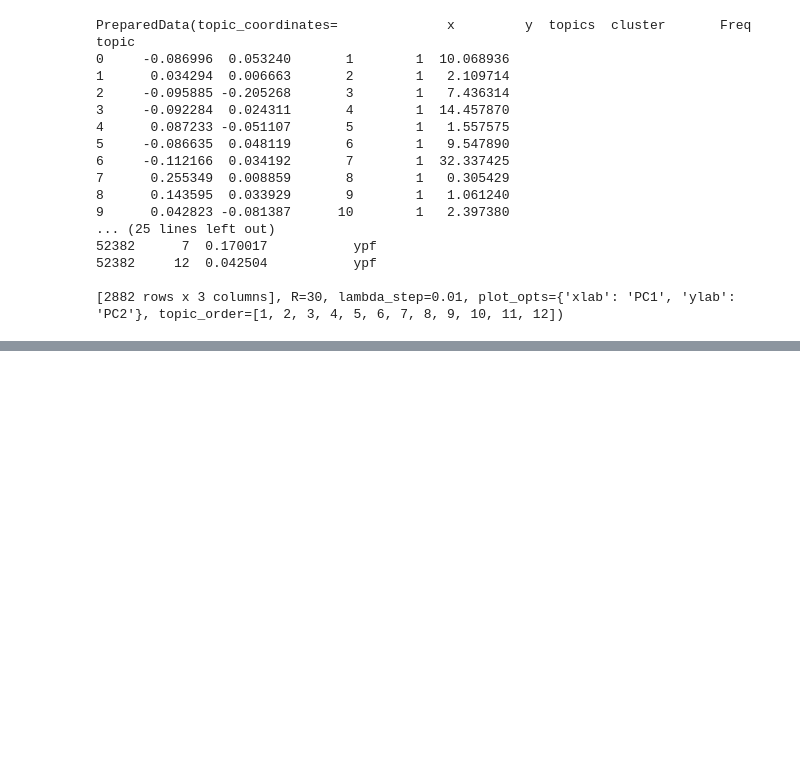
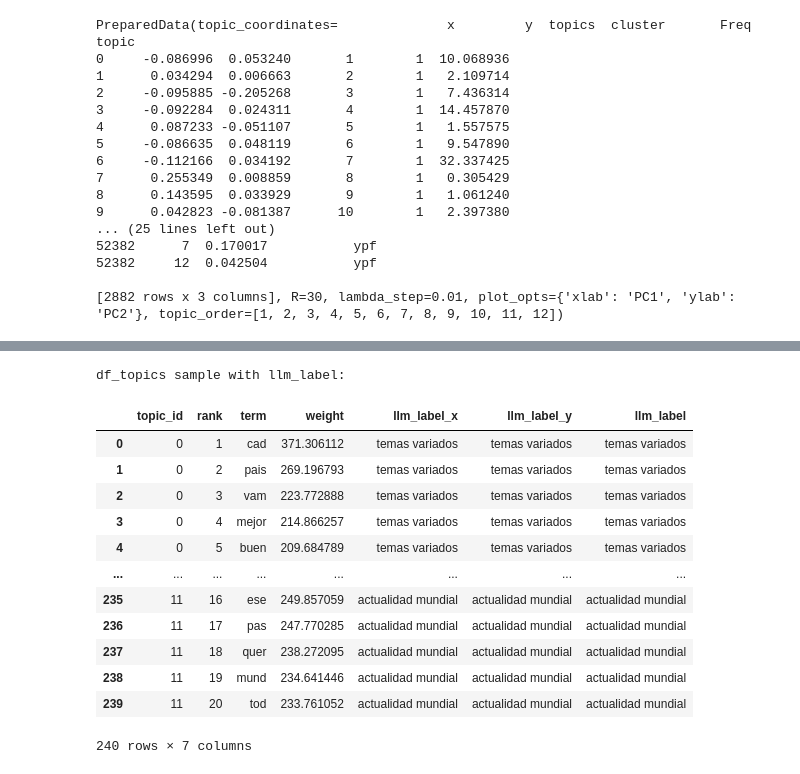
Before and after one commit to CharlyEstudio/data-science-portfolio, a Jupyter notebook: nlp_avanzado/m02_data_mining_mf_vs_topic_modeling/notebooks/reto.ipynb, the cells around one changed output, grey strips where cells are left out. Cells and saved outputs as stored; diff of their text form; code cells hidden in the pictures; blank space fills up the shorter version.

```diff
--- a/nlp_avanzado/m02_data_mining_mf_vs_topic_modeling/notebooks/reto.ipynb
+++ b/nlp_avanzado/m02_data_mining_mf_vs_topic_modeling/notebooks/reto.ipynb
@@ -294,0 +309,15 @@ topic
+# %%
+# -----------------------
+# 9) Classifying OpenAssistant topics with ChatGPT and LDA
+# -----------------------
+from openai import OpenAI
+import os
+from dotenv import load_dotenv
+
+load_dotenv()
+
+openai_key = os.getenv("OPENAI_API_KEY")
+
+client = OpenAI(
+    api_key=openai_key
+)
@@ -295,2 +361,26 @@ topic
+# %%
+df_llm_labels = pd.DataFrame(llm_labels)
+df_topics = pd.merge(df_topics, df_llm_labels, on="topic_id", how="left")
+
+topic_label_map = df_llm_labels.set_index("topic_id")["llm_label"]
+df_docs["top_topic_label"] = df_docs["top_topic"].map(topic_label_map)
+
+print("df_topics sample with llm_label:")
+display(df_topics)
+# %% [output]
+df_topics sample with llm_label:
+|  | topic_id | rank | term | weight | llm_label_x | llm_label_y | llm_label |
+| 0 | 0 | 1 | cad | 371.306112 | temas variados | temas variados | temas variados |
+| 1 | 0 | 2 | pais | 269.196793 | temas variados | temas variados | temas variados |
+| 2 | 0 | 3 | vam | 223.772888 | temas variados | temas variados | temas variados |
+| 3 | 0 | 4 | mejor | 214.866257 | temas variados | temas variados | temas variados |
+| 4 | 0 | 5 | buen | 209.684789 | temas variados | temas variados | temas variados |
+| ... | ... | ... | ... | ... | ... | ... | ... |
+| 235 | 11 | 16 | ese | 249.857059 | actualidad mundial | actualidad mundial | actualidad mundial |
+| 236 | 11 | 17 | pas | 247.770285 | actualidad mundial | actualidad mundial | actualidad mundial |
+| 237 | 11 | 18 | quer | 238.272095 | actualidad mundial | actualidad mundial | actualidad mundial |
+| 238 | 11 | 19 | mund | 234.641446 | actualidad mundial | actualidad mundial | actualidad mundial |
+| 239 | 11 | 20 | tod | 233.761052 | actualidad mundial | actualidad mundial | actualidad mundial |
+240 rows × 7 columns
 # %%
 # -----------------------
```
Also changed, not shown: parts of 6 cells of this notebook.
